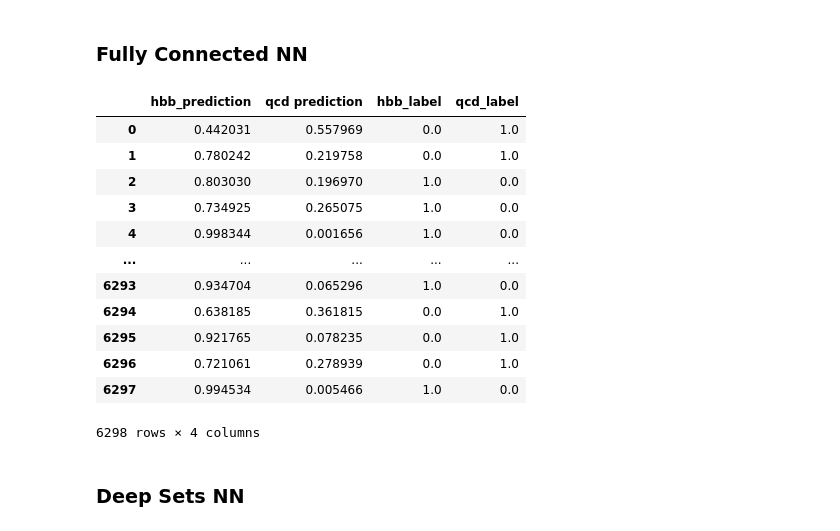
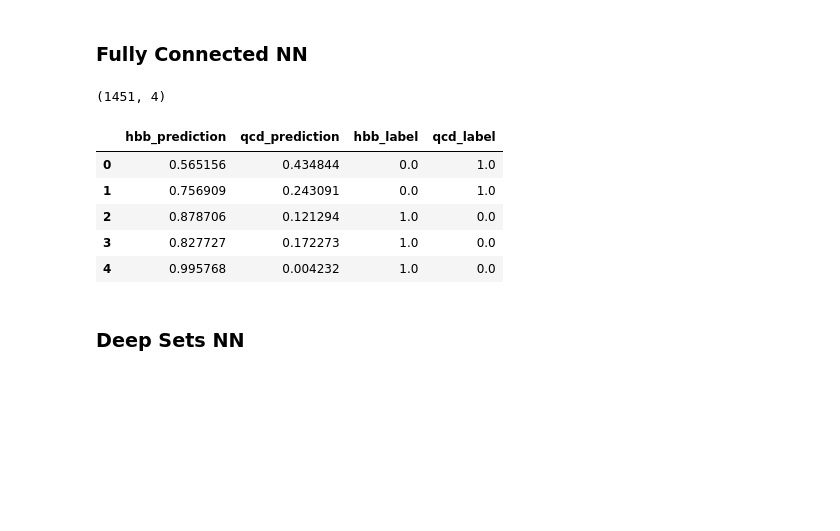
Before and after one commit to Bryan-Az/DSC-Capstone-Result-Replication, a Jupyter notebook: src/analysis/evaluation.ipynb, the cells around one changed output. Saved outputs shown, nothing was run; the diff lists cells and outputs as text; code cells hidden in the pictures; blank space fills up the shorter version.

```diff
--- a/src/analysis/evaluation.ipynb
+++ b/src/analysis/evaluation.ipynb
@@ -39,21 +31,18 @@ import pandas as pd
 # %%
 fcnn_predictions = pd.read_csv(main_dir + '/fcnn_predictions.csv', index_col = False)
 # %%
-fcnn_predictions
+fcnn_predictions.shape
 # %% [output]
-|  | hbb_prediction | qcd prediction | hbb_label | qcd_label |
-| 0 | 0.442031 | 0.557969 | 0.0 | 1.0 |
-| 1 | 0.780242 | 0.219758 | 0.0 | 1.0 |
-| 2 | 0.803030 | 0.196970 | 1.0 | 0.0 |
-| 3 | 0.734925 | 0.265075 | 1.0 | 0.0 |
-| 4 | 0.998344 | 0.001656 | 1.0 | 0.0 |
-| ... | ... | ... | ... | ... |
-| 6293 | 0.934704 | 0.065296 | 1.0 | 0.0 |
-| 6294 | 0.638185 | 0.361815 | 0.0 | 1.0 |
-| 6295 | 0.921765 | 0.078235 | 0.0 | 1.0 |
-| 6296 | 0.721061 | 0.278939 | 0.0 | 1.0 |
-| 6297 | 0.994534 | 0.005466 | 1.0 | 0.0 |
-6298 rows × 4 columns
+(1451, 4)
+# %%
+fcnn_predictions.head()
+# %% [output]
+|  | hbb_prediction | qcd_prediction | hbb_label | qcd_label |
+| 0 | 0.565156 | 0.434844 | 0.0 | 1.0 |
+| 1 | 0.756909 | 0.243091 | 0.0 | 1.0 |
+| 2 | 0.878706 | 0.121294 | 1.0 | 0.0 |
+| 3 | 0.827727 | 0.172273 | 1.0 | 0.0 |
+| 4 | 0.995768 | 0.004232 | 1.0 | 0.0 |
 # %% [markdown]
 ### Deep Sets NN
 # %%
```
Also changed, not shown: parts of 20 cells of this notebook, 13 other files.
